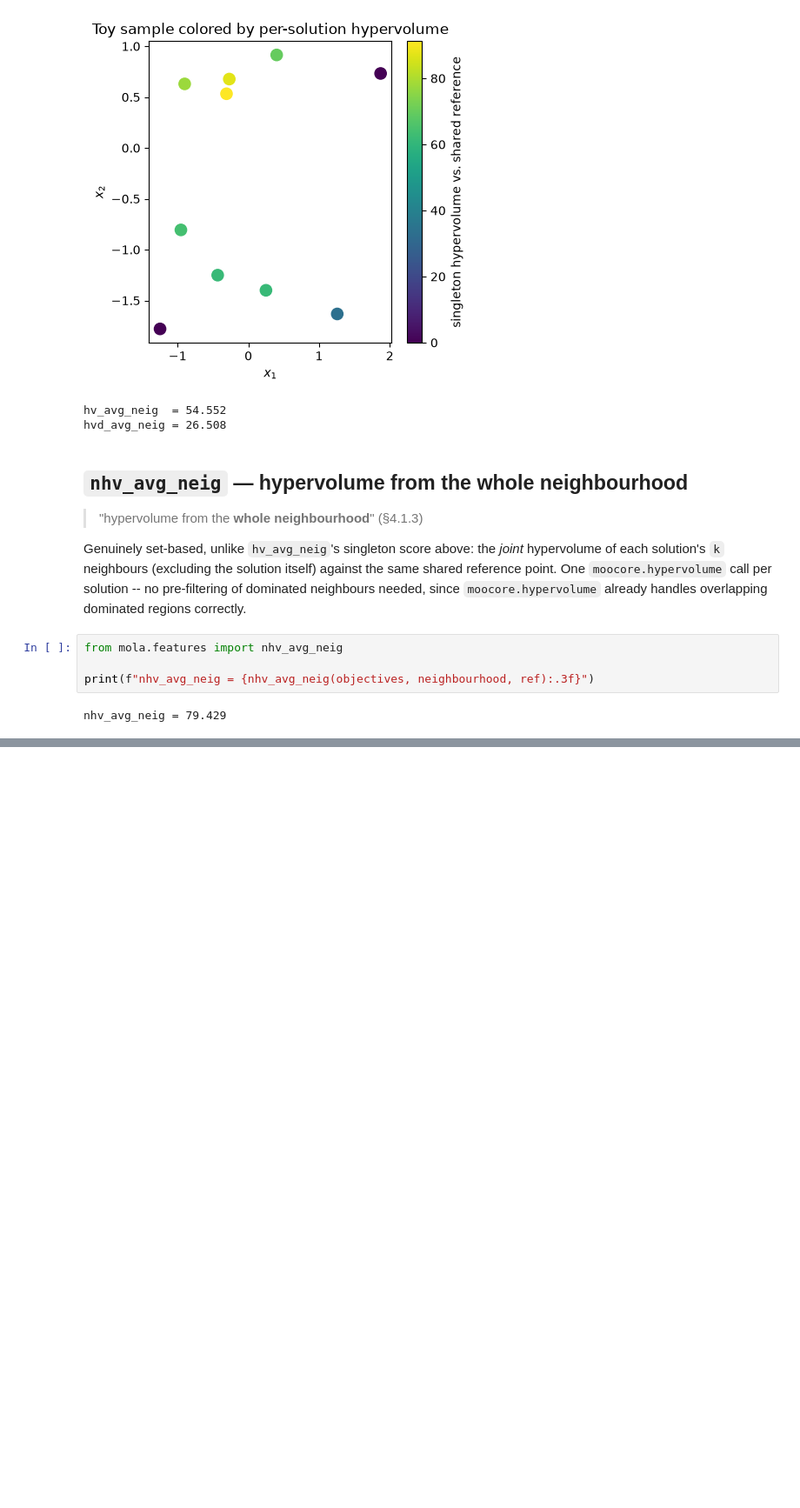
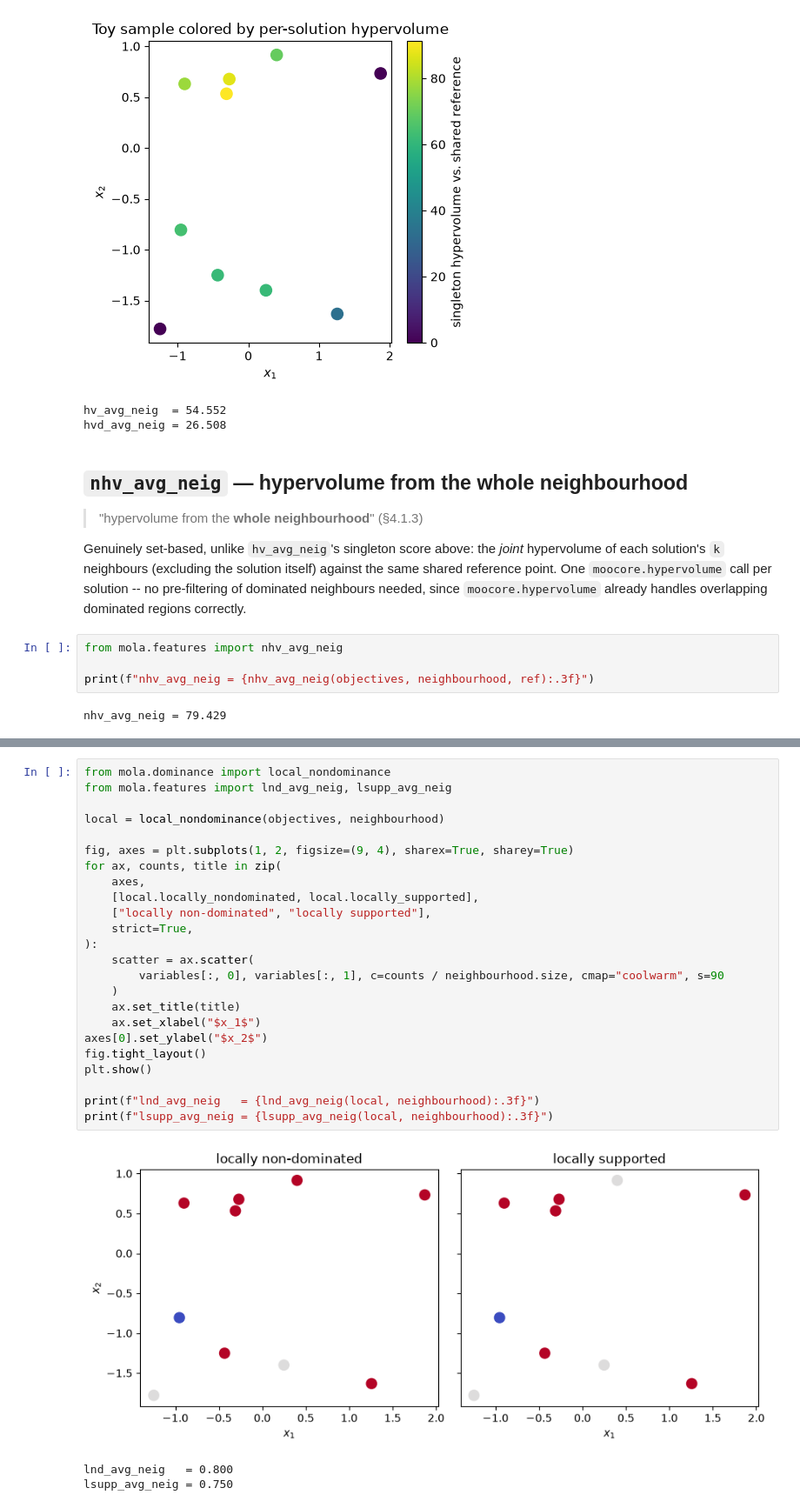
Before and after one commit to ajnebro/MOLA, a Jupyter notebook: notebooks/evolvability.ipynb, the cells around one changed output, grey strips where cells are left out. Shown at 87% size. Drawn from its saved outputs; the diff is of its cells as text; blank space fills up the shorter version.

```diff
--- a/notebooks/evolvability.ipynb
+++ b/notebooks/evolvability.ipynb
@@ -136,0 +143,28 @@ nhv_avg_neig = 79.429
+# %%
+from mola.dominance import local_nondominance
+from mola.features import lnd_avg_neig, lsupp_avg_neig
+
+local = local_nondominance(objectives, neighbourhood)
+
+fig, axes = plt.subplots(1, 2, figsize=(9, 4), sharex=True, sharey=True)
+for ax, counts, title in zip(
+    axes,
+    [local.locally_nondominated, local.locally_supported],
+    ["locally non-dominated", "locally supported"],
+    strict=True,
+):
+    scatter = ax.scatter(
+        variables[:, 0], variables[:, 1], c=counts / neighbourhood.size, cmap="coolwarm", s=90
+    )
+    ax.set_title(title)
+    ax.set_xlabel("$x_1$")
+axes[0].set_ylabel("$x_2$")
+fig.tight_layout()
+plt.show()
+
+print(f"lnd_avg_neig   = {lnd_avg_neig(local, neighbourhood):.3f}")
+print(f"lsupp_avg_neig = {lsupp_avg_neig(local, neighbourhood):.3f}")
+# %% [output]
+[figure, added]
+lnd_avg_neig   = 0.800
+lsupp_avg_neig = 0.750
```
Also changed, not shown: parts of 1 cell of this notebook, 2 other files.
